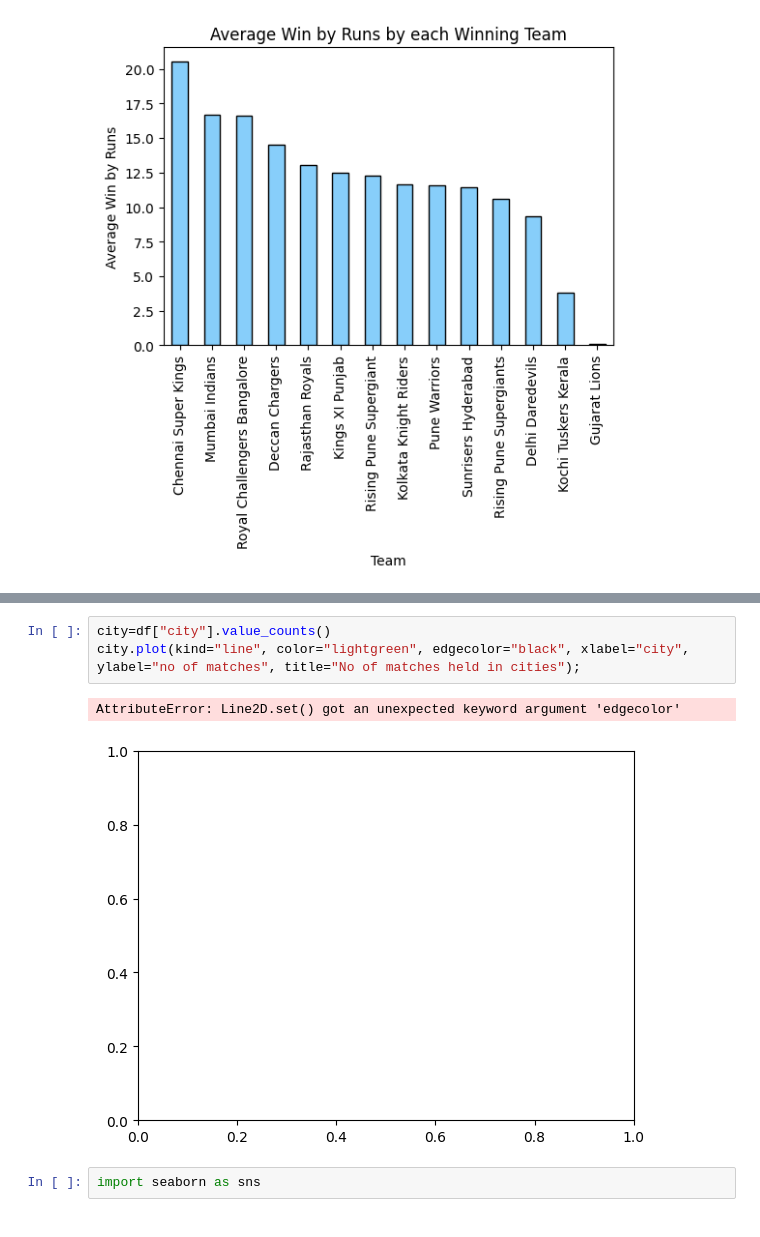
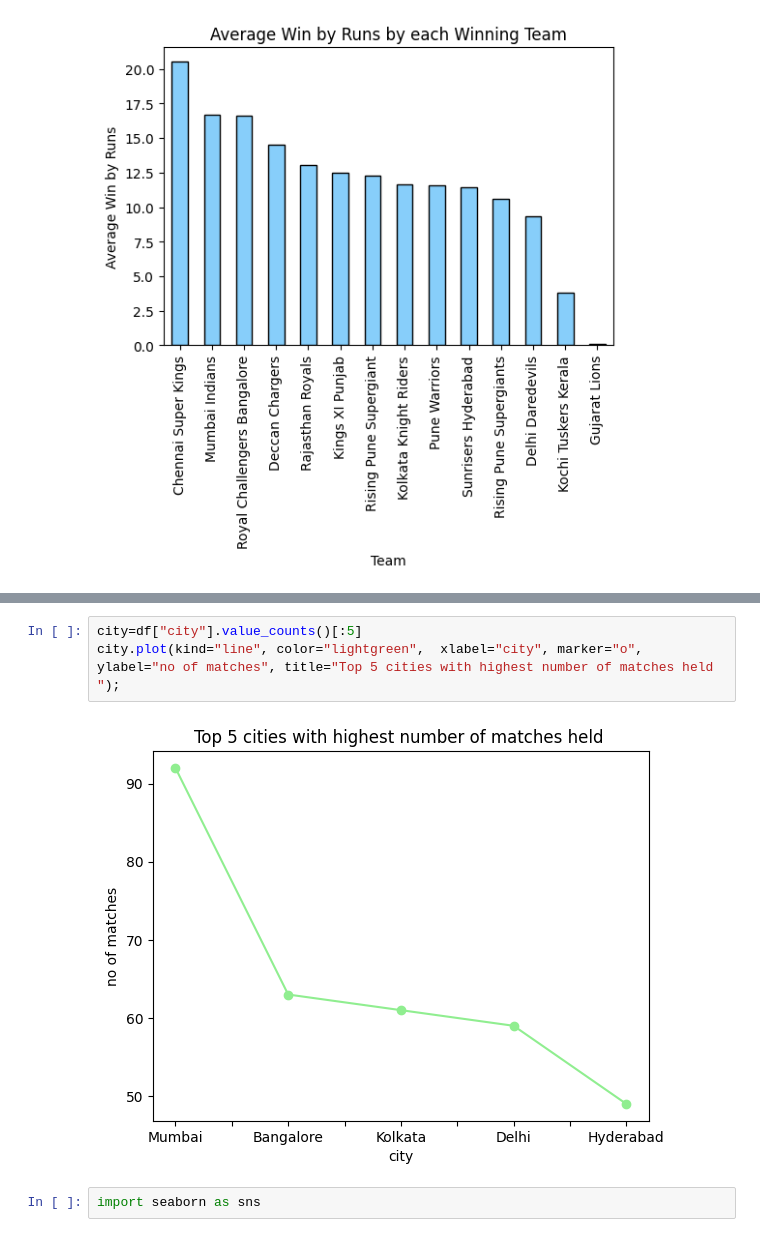
Before and after one commit to DISAMCHARLAPRABHAS/IPL_Visualization, a Jupyter notebook: ipl_data.ipynb, the cells around one changed output, grey strips where cells are left out. Drawn from its saved outputs; the diff is of its cells as text.

```diff
--- a/ipl_data.ipynb
+++ b/ipl_data.ipynb
@@ -305,9 +303,8 @@ plt.show();
 # %%
-city=df["city"].value_counts()
-city.plot(kind="line", color="lightgreen", edgecolor="black", xlabel="city", ylabel="no of matches", title="No of matches held in cities");
+city=df["city"].value_counts()[:5]
+city.plot(kind="line", color="lightgreen",  xlabel="city", marker="o", ylabel="no of matches", title="Top 5 cities with highest number of matches held ");
 # %% [output]
-AttributeError: Line2D.set() got an unexpected keyword argument 'edgecolor'
-[figure, old version]
+[figure, new version]
 # %%
 import seaborn as sns
 # %%
```
Also changed, not shown: parts of 7 cells of this notebook.
